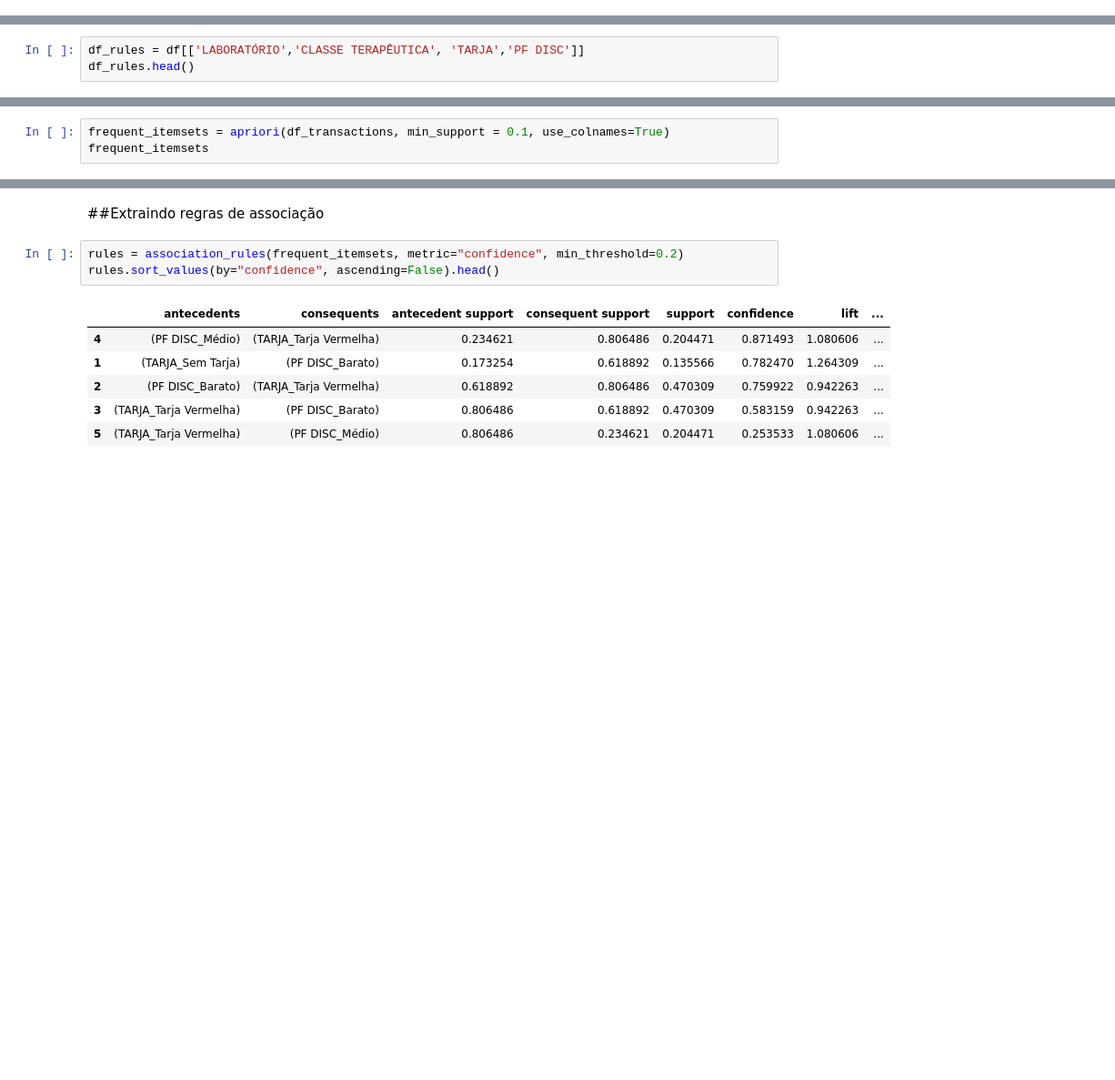
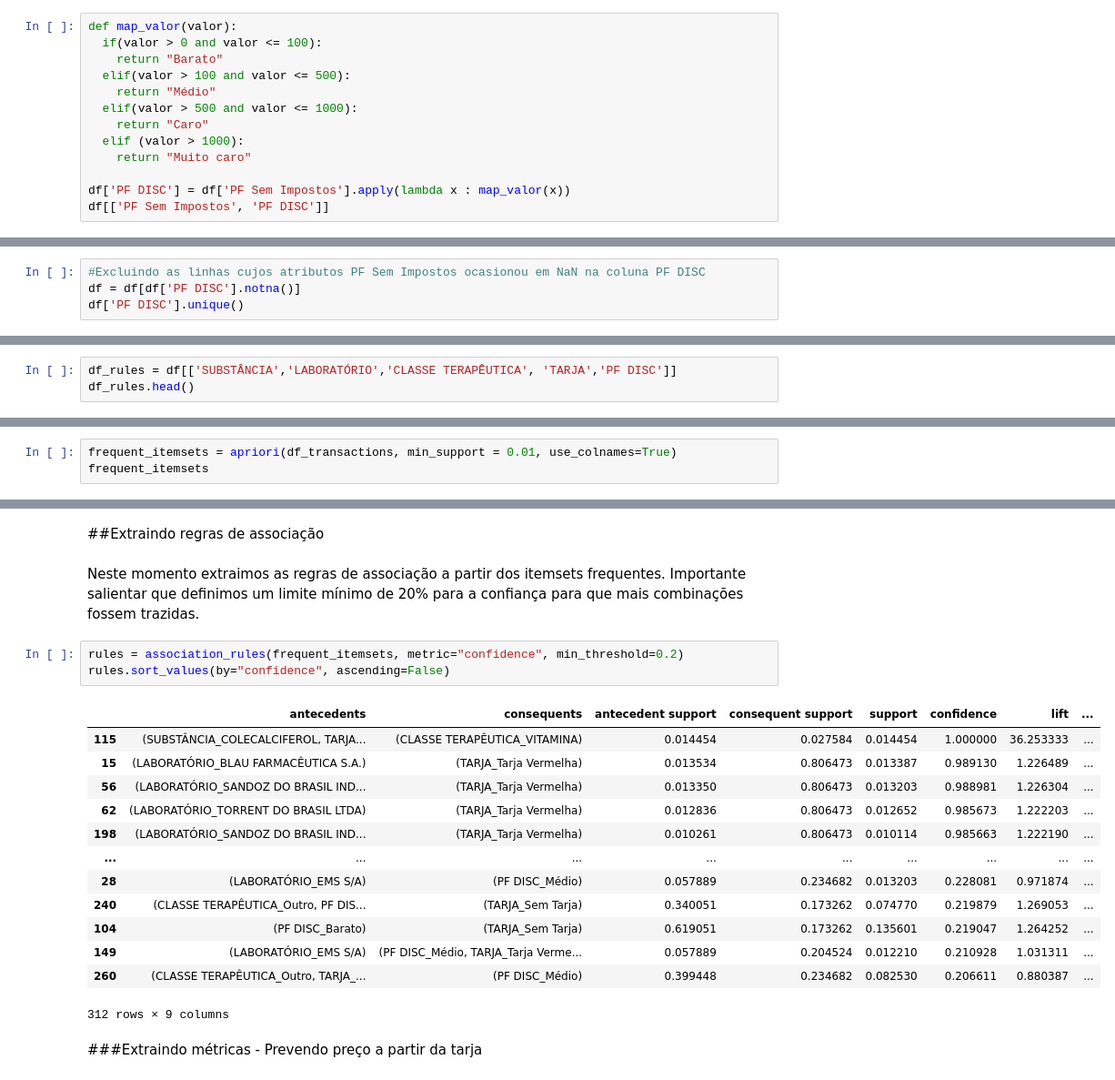
Before and after one commit to lazarobodevan/TP-CienciaDosDados-3861-3865, a Jupyter notebook: RegrasDeAssociacao.ipynb, the cells around one changed output, grey strips where cells are left out. Shown: that part at 91% size. Cells and saved outputs as stored; diff of their text form; blank space fills up the shorter version.

Commit message:
Regras de associação concluída

```diff
--- a/RegrasDeAssociacao.ipynb
+++ b/RegrasDeAssociacao.ipynb
@@ -113,0 +185,13 @@ df[['PF DISC','PF Sem Impostos']]
+# %%
+def map_valor(valor):
+  if(valor > 0 and valor <= 100):
+    return "Barato"
+  elif(valor > 100 and valor <= 500):
+    return "Médio"
+  elif(valor > 500 and valor <= 1000):
+    return "Caro"
+  elif (valor > 1000):
+    return "Muito caro"
+
+df['PF DISC'] = df['PF Sem Impostos'].apply(lambda x : map_valor(x))
+df[['PF Sem Impostos', 'PF DISC']]
@@ -113,0 +212,4 @@ df[['PF DISC','PF Sem Impostos']]
+# %%
+#Excluindo as linhas cujos atributos PF Sem Impostos ocasionou em NaN na coluna PF DISC
+df = df[df['PF DISC'].notna()]
+df['PF DISC'].unique()
@@ -128,6 +232,6 @@ Index(['SUBSTÂNCIA', 'CNPJ', 'LABORATÓRIO', 'CÓDIGO GGREM', 'REGISTRO',
        'COMERCIALIZAÇÃO 2020', 'TARJA', 'PF DISC'],
       dtype='object')
 # %%
-df_rules = df[['LABORATÓRIO','CLASSE TERAPÊUTICA', 'TARJA','PF DISC']]
+df_rules = df[['SUBSTÂNCIA','LABORATÓRIO','CLASSE TERAPÊUTICA', 'TARJA','PF DISC']]
 df_rules.head()
 # %% [output]
@@ -152,5 +258,5 @@ memory usage: 21.1 MB
 # %%
-frequent_itemsets = apriori(df_transactions, min_support = 0.1, use_colnames=True)
+frequent_itemsets = apriori(df_transactions, min_support = 0.01, use_colnames=True)
 frequent_itemsets
 # %% [output]
 |  | support | itemsets |
@@ -164,12 +275,23 @@ frequent_itemsets
 # %% [markdown]
 ##Extraindo regras de associação
+# %% [markdown]
+Neste momento extraimos as regras de associação a partir dos itemsets frequentes. Importante salientar que definimos um limite mínimo de 20% para a confiança para que mais combinações fossem trazidas.
 # %%
 rules = association_rules(frequent_itemsets, metric="confidence", min_threshold=0.2)
-rules.sort_values(by="confidence", ascending=False).head()
+rules.sort_values(by="confidence", ascending=False)
 # %% [output]
 |  | antecedents | consequents | antecedent support | consequent support | support | confidence | lift | ... |
-| 4 | (PF DISC_Médio) | (TARJA_Tarja Vermelha) | 0.234621 | 0.806486 | 0.204471 | 0.871493 | 1.080606 | ... |
-| 1 | (TARJA_Sem Tarja) | (PF DISC_Barato) | 0.173254 | 0.618892 | 0.135566 | 0.782470 | 1.264309 | ... |
-| 2 | (PF DISC_Barato) | (TARJA_Tarja Vermelha) | 0.618892 | 0.806486 | 0.470309 | 0.759922 | 0.942263 | ... |
-| 3 | (TARJA_Tarja Vermelha) | (PF DISC_Barato) | 0.806486 | 0.618892 | 0.470309 | 0.583159 | 0.942263 | ... |
-| 5 | (TARJA_Tarja Vermelha) | (PF DISC_Médio) | 0.806486 | 0.234621 | 0.204471 | 0.253533 | 1.080606 | ... |
+| 115 | (SUBSTÂNCIA_COLECALCIFEROL, TARJA... | (CLASSE TERAPÊUTICA_VITAMINA) | 0.014454 | 0.027584 | 0.014454 | 1.000000 | 36.253333 | ... |
+| 15 | (LABORATÓRIO_BLAU FARMACÊUTICA S.A.) | (TARJA_Tarja Vermelha) | 0.013534 | 0.806473 | 0.013387 | 0.989130 | 1.226489 | ... |
+| 56 | (LABORATÓRIO_SANDOZ DO BRASIL IND... | (TARJA_Tarja Vermelha) | 0.013350 | 0.806473 | 0.013203 | 0.988981 | 1.226304 | ... |
+| 62 | (LABORATÓRIO_TORRENT DO BRASIL LTDA) | (TARJA_Tarja Vermelha) | 0.012836 | 0.806473 | 0.012652 | 0.985673 | 1.222203 | ... |
+| 198 | (LABORATÓRIO_SANDOZ DO BRASIL IND... | (TARJA_Tarja Vermelha) | 0.010261 | 0.806473 | 0.010114 | 0.985663 | 1.222190 | ... |
+| ... | ... | ... | ... | ... | ... | ... | ... | ... |
+| 28 | (LABORATÓRIO_EMS S/A) | (PF DISC_Médio) | 0.057889 | 0.234682 | 0.013203 | 0.228081 | 0.971874 | ... |
+| 240 | (CLASSE TERAPÊUTICA_Outro, PF DIS... | (TARJA_Sem Tarja) | 0.340051 | 0.173262 | 0.074770 | 0.219879 | 1.269053 | ... |
+| 104 | (PF DISC_Barato) | (TARJA_Sem Tarja) | 0.619051 | 0.173262 | 0.135601 | 0.219047 | 1.264252 | ... |
+| 149 | (LABORATÓRIO_EMS S/A) | (PF DISC_Médio, TARJA_Tarja Verme... | 0.057889 | 0.204524 | 0.012210 | 0.210928 | 1.031311 | ... |
+| 260 | (CLASSE TERAPÊUTICA_Outro, TARJA_... | (PF DISC_Médio) | 0.399448 | 0.234682 | 0.082530 | 0.206611 | 0.880387 | ... |
+312 rows × 9 columns
+# %% [markdown]
+###Extraindo métricas - Prevendo preço a partir da tarja
```
Also changed, not shown: parts of 33 cells of this notebook.
